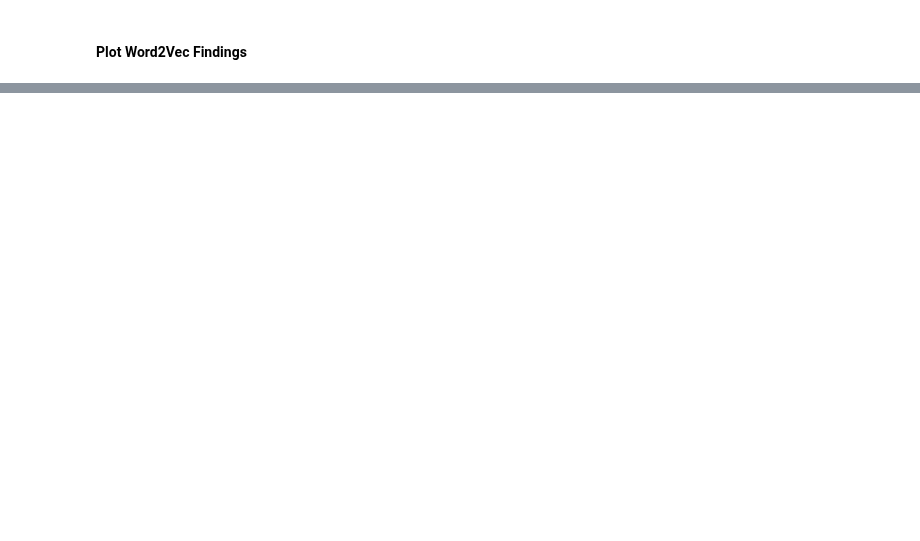
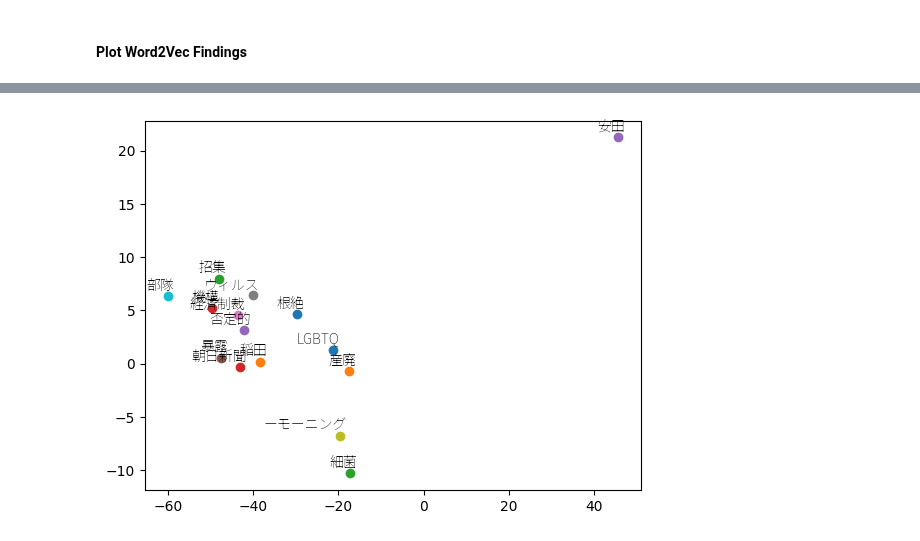
Before and after one commit to taylor-yamashita/japan-minority-twitter-nlp, a Jupyter notebook: thesis.ipynb, the cells around one changed output, grey strips where cells are left out. Drawn from its saved outputs; the diff is of its cells as text; code cells hidden in the pictures; blank space fills up the shorter version.

```diff
--- a/thesis.ipynb
+++ b/thesis.ipynb
@@ -118,7 +110,16 @@ model_2015 = gensim.models.Word2Vec.load("thesis_w2v_" + year + "_tweets")
 # %%
+# load trained word2vec model
+model_2015 = gensim.models.Word2Vec.load("thesis_w2v_2015_tweets")
+
 # check similarity given by trained model
 print(model_2015.wv.most_similar(positive='在日',topn=10))
 print(model_2015.wv.most_similar(positive='外国人',topn=10))
 # %% [output]
 [('侵攻', 0.8870046734809875), ('破る', 0.8761901259422302), ('人民', 0.8755786418914795), ('岸田文雄', 0.8644543886184692), ('自公', 0.8606095910072327), ('右派', 0.8567697405815125), ('起訴', 0.854092538356781), (' ...
 [('日本人', 0.8911892771720886), ('中国人', 0.8543750643730164), ('若者', 0.8528403639793396), ('他国', 0.8411896824836731), ('政治', 0.8321614861488342), ('国', 0.8315311670303345), ('高齢者', 0.8311120867729187), ( ...
+# %%
+# same for 2022
+model_2022 = gensim.models.Word2Vec.load("thesis_w2v_2022_tweets")
+
+print(model_2022.wv.most_similar(positive='在日',topn=10))
+print(model_2022.wv.most_similar(positive='外国人',topn=10))
@@ -140,10 +144,7 @@ def reduce_dimensions(model):
 
     x_vals = [v[0] for v in vectors]
     y_vals = [v[1] for v in vectors]
-    return x_vals, y_vals, labels
-
-
-x_vals, y_vals, labels = reduce_dimensions(model_2015)
+    return x_vals, y_vals
 # %%
 # # this plots all words; isn't very useful
 
@@ -173,15 +172,12 @@ x_vals, y_vals, labels = reduce_dimensions(model_2015)
 # https://albertauyeung.github.io/2020/03/15/matplotlib-cjk-fonts.html/
 # https://stackoverflow.com/questions/70268270/how-to-plot-tsne-on-word2vec-created-from-gensim-for-the-most-similar-20-cases
 
-def plot_closest_words(word, model):
+def plot_closest_words(word, model, x_vals, y_vals):
     labels = [i for i in model.wv.index_to_key]
     close_words = [i[0] for i in model.wv.most_similar(positive=word, topn=15)]
 
-    # plot
     fprop = fm.FontProperties(fname='NotoSansJP-VariableFont_wght.ttf')
     for word in close_words:
         i = labels.index(word)
         plt.scatter(x_vals[i],y_vals[i])
         plt.annotate(labels[i], xy=(x_vals[i], y_vals[i]), xytext=(5, 2), textcoords='offset points', ha='right', va='bottom', fontproperties=fprop)
-
-plot_closest_words("外人", model_2015)
@@ -189,0 +189,5 @@ plot_closest_words("外人", model_2015)
+# %%
+x_vals, y_vals = reduce_dimensions(model_2022)
+plot_closest_words("外人", model_2022, x_vals, y_vals)
+# %% [output]
+[figure, added]
```
Also changed, not shown: parts of 13 cells of this notebook.
